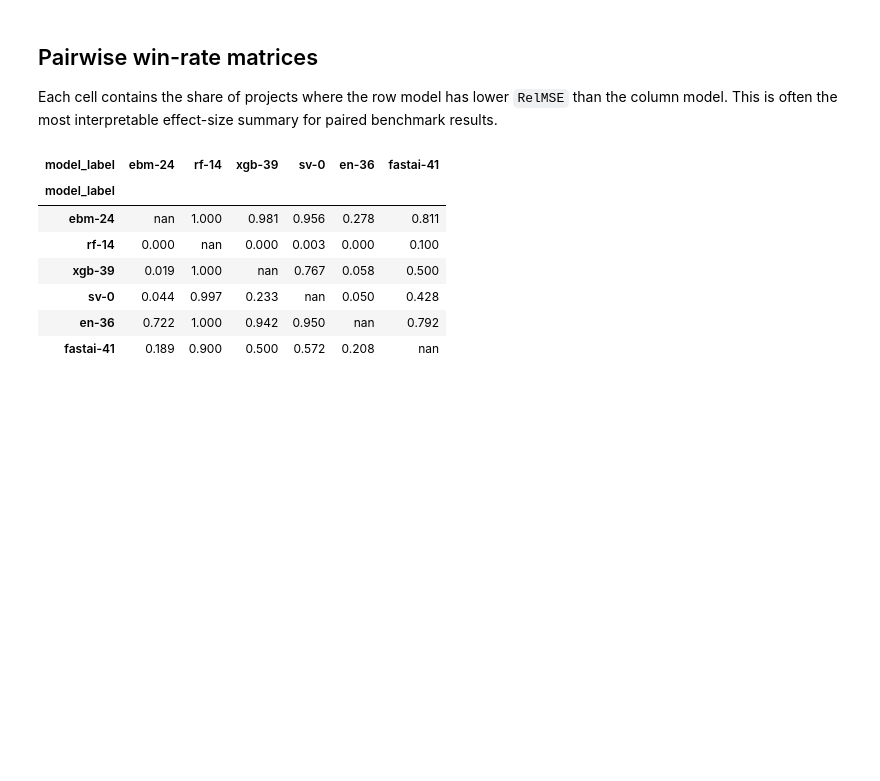
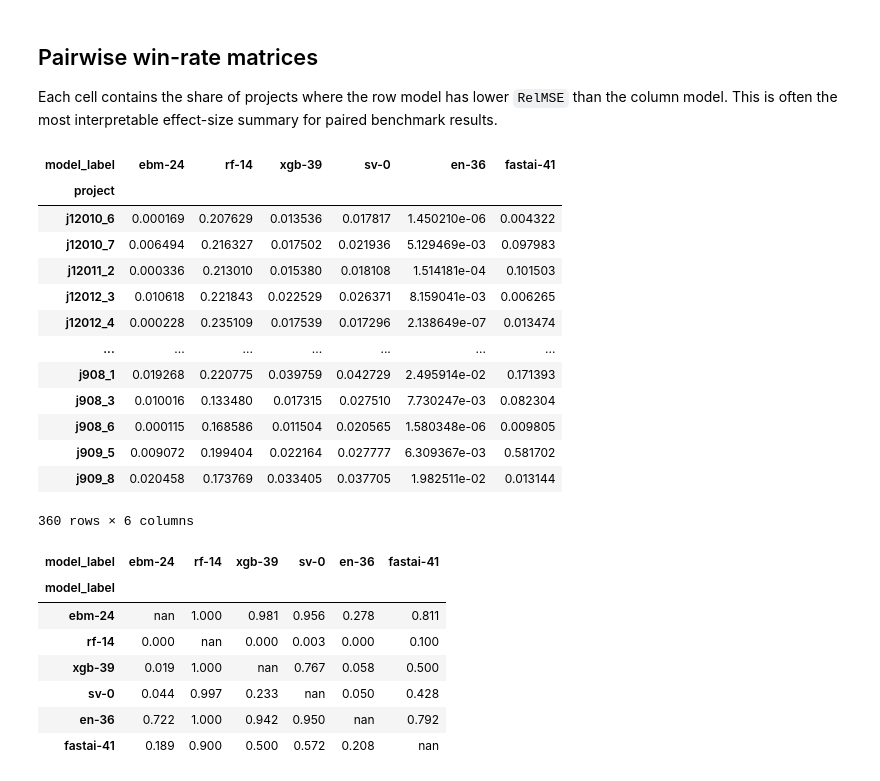
Before and after one commit to jismartin/GlassBoxEVM, a Jupyter notebook: model_evaluation.ipynb, the cells around one changed output. Saved outputs shown, nothing was run; the diff lists cells and outputs as text; code cells hidden in the pictures; blank space fills up the shorter version.

Commit message:
Bug in model_evaluation

```diff
--- a/model_evaluation.ipynb
+++ b/model_evaluation.ipynb
@@ -841,6 +841,23 @@ Subset J30
 ## Pairwise win-rate matrices
 
 Each cell contains the share of projects where the row model has lower `RelMSE` than the column model. This is often the most interpretable effect-size summary for paired benchmark results.
+# %%
+models
+# %% [output]
+| model_label | ebm-24 | rf-14 | xgb-39 | sv-0 | en-36 | fastai-41 |
+| project |  |  |  |  |  |  |
+| j12010_6 | 0.000169 | 0.207629 | 0.013536 | 0.017817 | 1.450210e-06 | 0.004322 |
+| j12010_7 | 0.006494 | 0.216327 | 0.017502 | 0.021936 | 5.129469e-03 | 0.097983 |
+| j12011_2 | 0.000336 | 0.213010 | 0.015380 | 0.018108 | 1.514181e-04 | 0.101503 |
+| j12012_3 | 0.010618 | 0.221843 | 0.022529 | 0.026371 | 8.159041e-03 | 0.006265 |
+| j12012_4 | 0.000228 | 0.235109 | 0.017539 | 0.017296 | 2.138649e-07 | 0.013474 |
+| ... | ... | ... | ... | ... | ... | ... |
+| j908_1 | 0.019268 | 0.220775 | 0.039759 | 0.042729 | 2.495914e-02 | 0.171393 |
+| j908_3 | 0.010016 | 0.133480 | 0.017315 | 0.027510 | 7.730247e-03 | 0.082304 |
+| j908_6 | 0.000115 | 0.168586 | 0.011504 | 0.020565 | 1.580348e-06 | 0.009805 |
+| j909_5 | 0.009072 | 0.199404 | 0.022164 | 0.027777 | 6.309367e-03 | 0.581702 |
+| j909_8 | 0.020458 | 0.173769 | 0.033405 | 0.037705 | 1.982511e-02 | 0.013144 |
+360 rows × 6 columns
 # %%
 global_win_rate_matrix = win_rate_matrix(models)
 global_win_rate_matrix.style.format("{:.3f}").background_gradient(cmap="cividis", axis=None)
```
Also changed, not shown: parts of 2 cells of this notebook.
